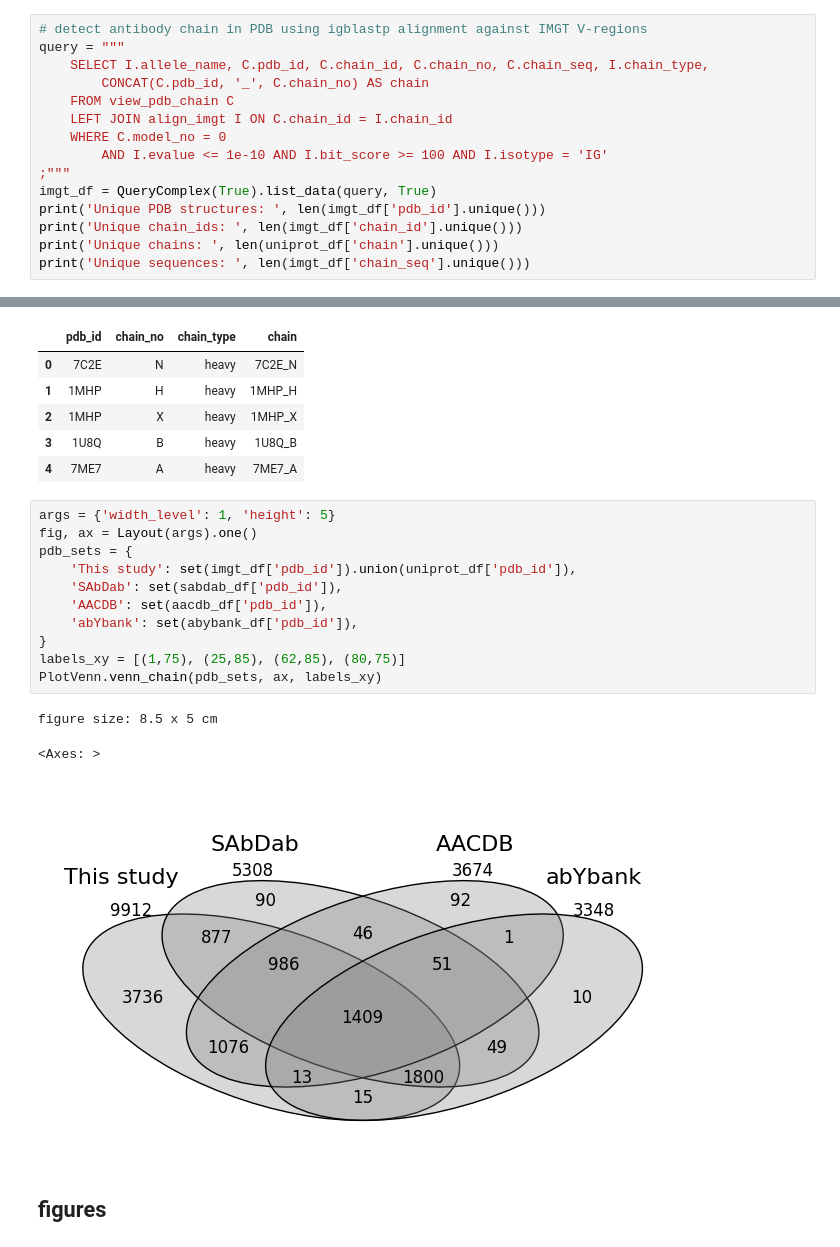
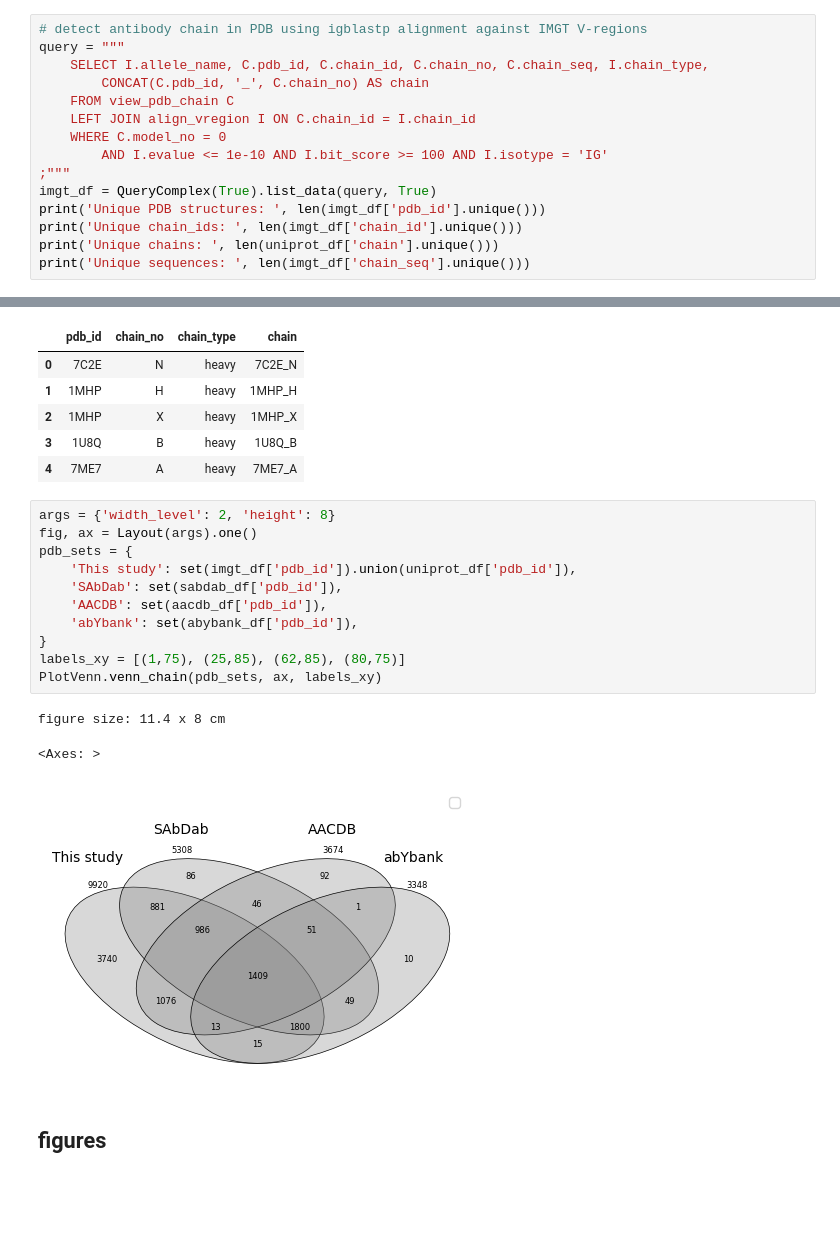
Before and after one commit to protein-design/predict_antibody, a Jupyter notebook: src/label_antibody.ipynb, the cells around one changed output, grey strips where cells are left out. Cells and saved outputs as stored; diff of their text form; blank space fills up the shorter version.

```diff
--- a/src/label_antibody.ipynb
+++ b/src/label_antibody.ipynb
@@ -76,7 +74,7 @@ query = """
     SELECT I.allele_name, C.pdb_id, C.chain_id, C.chain_no, C.chain_seq, I.chain_type,
         CONCAT(C.pdb_id, '_', C.chain_no) AS chain
     FROM view_pdb_chain C
-    LEFT JOIN align_imgt I ON C.chain_id = I.chain_id
+    LEFT JOIN align_vregion I ON C.chain_id = I.chain_id
     WHERE C.model_no = 0
         AND I.evalue <= 1e-10 AND I.bit_score >= 100 AND I.isotype = 'IG'
 ;"""
@@ -171,20 +184,20 @@ sabdab_df.head()
 | 3 | 1U8Q | B | heavy | 1U8Q_B |
 | 4 | 7ME7 | A | heavy | 7ME7_A |
 # %%
-args = {'width_level': 1, 'height': 5}
+args = {'width_level': 2, 'height': 8}
 fig, ax = Layout(args).one()
 pdb_sets = {
     'This study': set(imgt_df['pdb_id']).union(uniprot_df['pdb_id']),
     'SAbDab': set(sabdab_df['pdb_id']),
     'AACDB': set(aacdb_df['pdb_id']),
     'abYbank': set(abybank_df['pdb_id']),
 }
 labels_xy = [(1,75), (25,85), (62,85), (80,75)]
 PlotVenn.venn_chain(pdb_sets, ax, labels_xy)
 # %% [output]
-figure size: 8.5 x 5 cm
+figure size: 11.4 x 8 cm
 <Axes: >
-[figure, old version]
+[figure, new version]
 # %% [markdown]
 ## figures
 # %%
```
Also changed, not shown: parts of 8 cells of this notebook, 42 other files.
